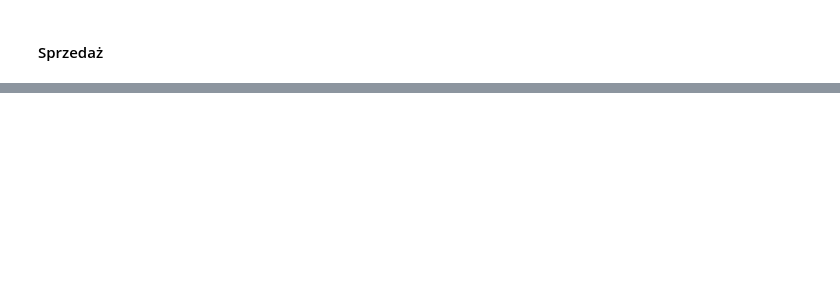
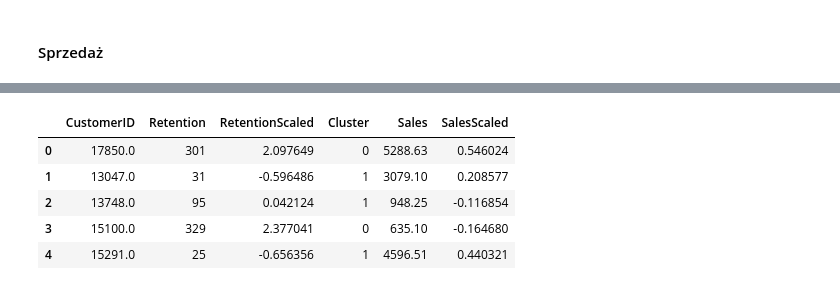
Before and after one commit to pawel0508/MachineLearning_UcznieNienadzorowane, a Jupyter notebook: GrupowanieKlientow.ipynb, the cells around one changed output, grey strips where cells are left out. Drawn from its saved outputs; the diff is of its cells as text; code cells hidden in the pictures; blank space fills up the shorter version.

```diff
--- a/GrupowanieKlientow.ipynb
+++ b/GrupowanieKlientow.ipynb
@@ -469,3 +469,6 @@ px.scatter(data_user, x='CustomerID', y='Retention', color='Cluster', template='
 [interactive output not drawn]
 # %% [markdown]
 #### Sprzedaż
+# %%
+data_sales = data_uk.groupby('CustomerID')['Sales'].sum().reset_index()
+data_sales.head()
@@ -471,0 +482,3 @@ px.scatter(data_user, x='CustomerID', y='Retention', color='Cluster', template='
+# %%
+data_user = pd.merge(data_user, data_sales, on = 'CustomerID')
+data_user.head()
@@ -471,0 +492,11 @@ px.scatter(data_user, x='CustomerID', y='Retention', color='Cluster', template='
+# %%
+scaler = StandardScaler()
+data_user['SalesScaled'] = scaler.fit_transform(data_user[['Sales']])
+data_user.head()
+# %% [output]
+|  | CustomerID | Retention | RetentionScaled | Cluster | Sales | SalesScaled |
+| 0 | 17850.0 | 301 | 2.097649 | 0 | 5288.63 | 0.546024 |
+| 1 | 13047.0 | 31 | -0.596486 | 1 | 3079.10 | 0.208577 |
+| 2 | 13748.0 | 95 | 0.042124 | 1 | 948.25 | -0.116854 |
+| 3 | 15100.0 | 329 | 2.377041 | 0 | 635.10 | -0.164680 |
+| 4 | 15291.0 | 25 | -0.656356 | 1 | 4596.51 | 0.440321 |
```
Also changed, not shown: parts of 29 cells of this notebook.
